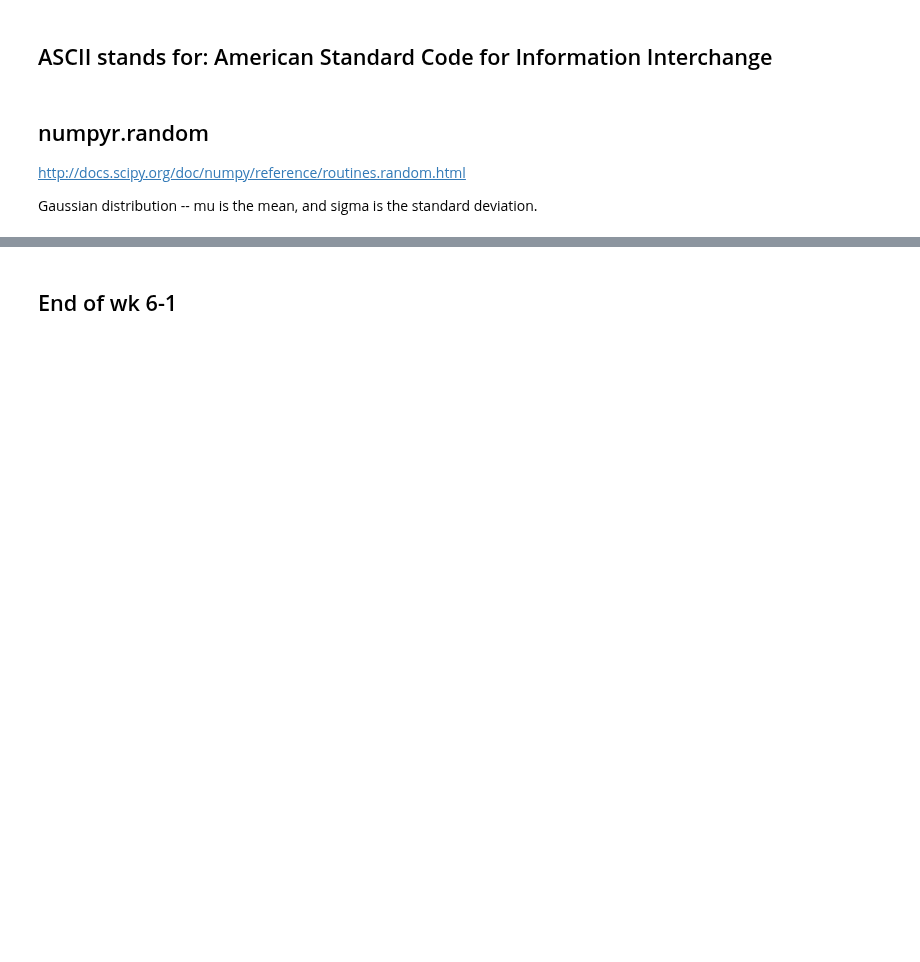
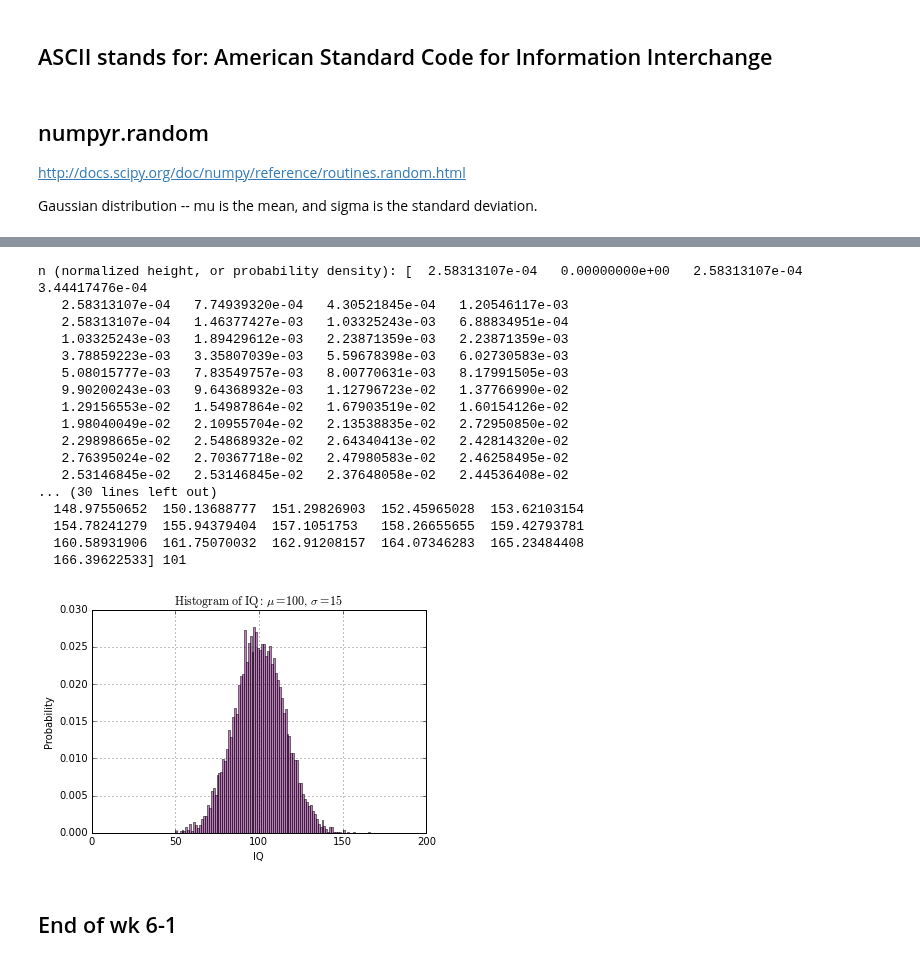
Before and after one commit to COMPPHYS-JNGUYEN/comp-phys, a Jupyter notebook: week-6pt1_RegularExpression-ReturnvYield-Random.ipynb, the cells around one changed output, grey strips where cells are left out. Saved outputs shown, nothing was run; the diff lists cells and outputs as text; code cells hidden in the pictures; blank space fills up the shorter version.

```diff
--- a/week-6pt1_RegularExpression-ReturnvYield-Random.ipynb
+++ b/week-6pt1_RegularExpression-ReturnvYield-Random.ipynb
@@ -317,34 +429,53 @@ print np.std(x)
 # %%
 %matplotlib inline
 import numpy as np
 import matplotlib.pyplot as plt
 
 
 x = np.random.randn(10000)*15 + 100
 fig = plt.figure()
 ax = fig.add_subplot(111)
 
 # the histogram of the data
 
-Nbins = 50
+Nbins = 100
 # normed=1: the total area adds up to 1; # alpha: level of tranparency.
-n, bins, patches = ax.hist(x, Nbins, normed=1, facecolor='green', alpha=.5)
+n, bins, patches = ax.hist(x, Nbins, normed=1, facecolor='purple', alpha=.5)
 print 'n (normalized height, or probability density):', n, len(n)
 print 'bins (locations of bin edges):', bins, len(bins)
 
 # hist uses np.histogram under the hood to create 'n' and 'bins'.
 # np.histogram returns the bin edges, so there will be Nbin probability
 # density values (n), Nbin+1 bin edges (bins), and finally, Nbin patches.
 
 ax.set_xlabel('IQ')
 ax.set_ylabel('Probability')
 # The is Latex, a typsetting "program".
 ax.set_title(r'$\mathrm{Histogram\ of\ IQ:}\ \mu=100,\ \sigma=15$')
 # Pay attention to how the x and y axis limits are set.
 ax.set_xlim(0, 200)
 ax.set_ylim(0, 0.03)
 ax.grid(True)
 
 plt.show()
+# %% [output]
+n (normalized height, or probability density): [  2.58313107e-04   0.00000000e+00   2.58313107e-04   3.44417476e-04
+   2.58313107e-04   7.74939320e-04   4.30521845e-04   1.20546117e-03
+   2.58313107e-04   1.46377427e-03   1.03325243e-03   6.88834951e-04
+   1.03325243e-03   1.89429612e-03   2.23871359e-03   2.23871359e-03
+   3.78859223e-03   3.35807039e-03   5.59678398e-03   6.02730583e-03
+   5.08015777e-03   7.83549757e-03   8.00770631e-03   8.17991505e-03
+   9.90200243e-03   9.64368932e-03   1.12796723e-02   1.37766990e-02
+   1.29156553e-02   1.54987864e-02   1.67903519e-02   1.60154126e-02
+   1.98040049e-02   2.10955704e-02   2.13538835e-02   2.72950850e-02
+   2.29898665e-02   2.54868932e-02   2.64340413e-02   2.42814320e-02
+   2.76395024e-02   2.70367718e-02   2.47980583e-02   2.46258495e-02
+   2.53146845e-02   2.53146845e-02   2.37648058e-02   2.44536408e-02
+... (30 lines left out)
+  148.97550652  150.13688777  151.29826903  152.45965028  153.62103154
+  154.78241279  155.94379404  157.1051753   158.26655655  159.42793781
+  160.58931906  161.75070032  162.91208157  164.07346283  165.23484408
+  166.39622533] 101
+[figure, added]
 # %% [markdown]
 ## End of wk 6-1
```
Also changed, not shown: parts of 28 cells of this notebook, 1 other file.
